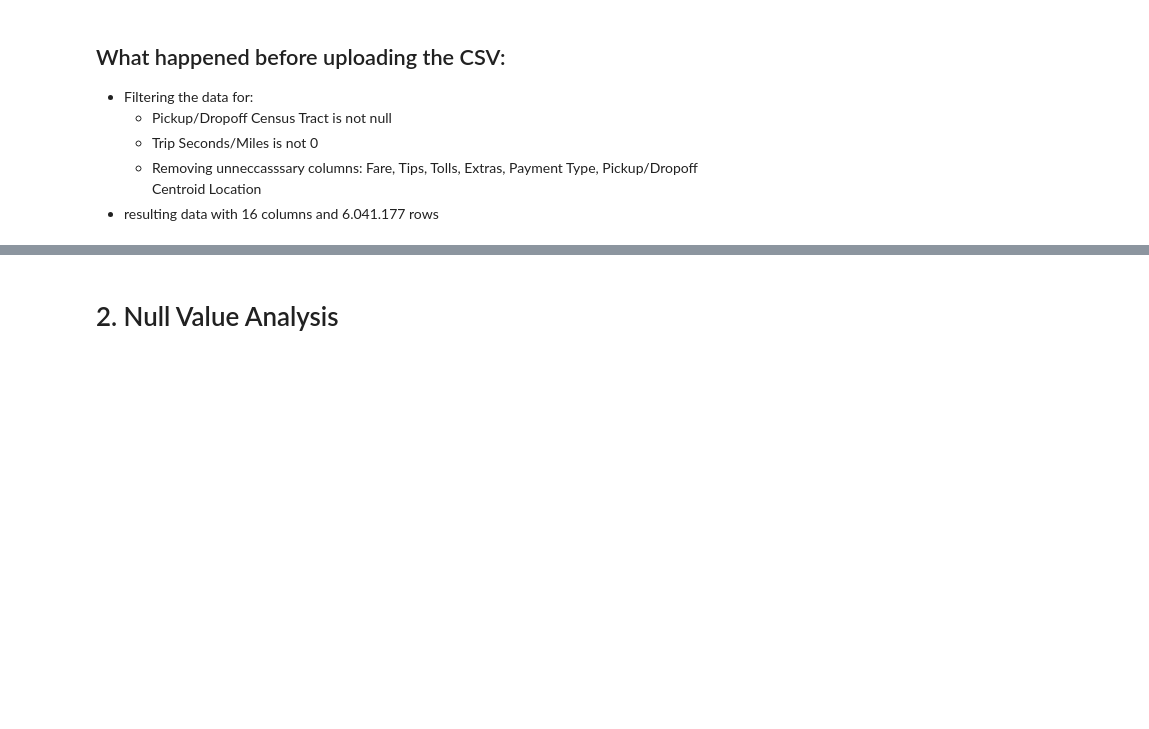
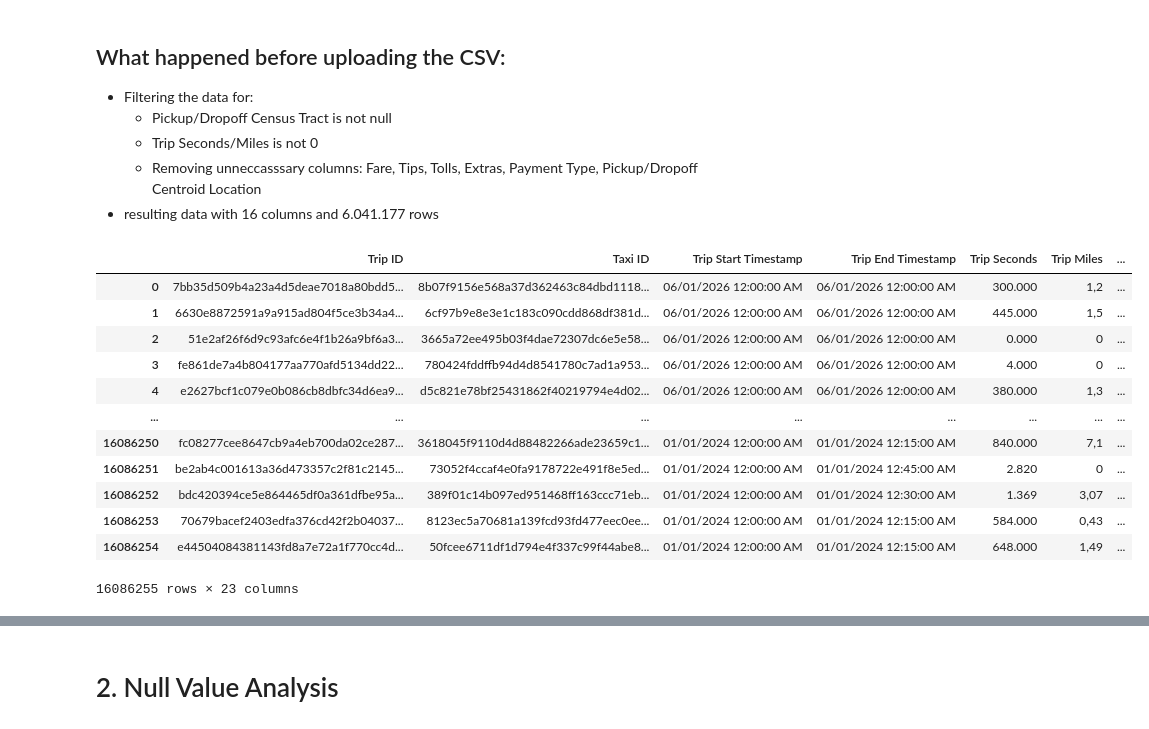
Before and after one commit to larissatheilmann/AAA_Project_Group7, a Jupyter notebook: notebooks/1.1 TaxiDataPrep.ipynb, the cells around one changed output, grey strips where cells are left out. Drawn from its saved outputs; the diff is of its cells as text; code cells hidden in the pictures; blank space fills up the shorter version.

```diff
--- a/notebooks/1.1 TaxiDataPrep.ipynb
+++ b/notebooks/1.1 TaxiDataPrep.ipynb
@@ -22,7 +22,21 @@ import h3
     - Removing unneccasssary columns: Fare, Tips, Tolls, Extras, Payment Type, Pickup/Dropoff Centroid Location
 - resulting data with 16 columns and 6.041.177 rows
 # %%
-taxi_data = pd.read_csv("../data/Taxi_Trips.csv")
+taxi_data = pd.read_csv("../data/Taxi_Trips_big.csv")
 taxi_data
+# %% [output]
+|  | Trip ID | Taxi ID | Trip Start Timestamp | Trip End Timestamp | Trip Seconds | Trip Miles | ... |
+| 0 | 7bb35d509b4a23a4d5deae7018a80bdd5... | 8b07f9156e568a37d362463c84dbd1118... | 06/01/2026 12:00:00 AM | 06/01/2026 12:00:00 AM | 300.000 | 1,2 | ... |
+| 1 | 6630e8872591a9a915ad804f5ce3b34a4... | 6cf97b9e8e3e1c183c090cdd868df381d... | 06/01/2026 12:00:00 AM | 06/01/2026 12:00:00 AM | 445.000 | 1,5 | ... |
+| 2 | 51e2af26f6d9c93afc6e4f1b26a9bf6a3... | 3665a72ee495b03f4dae72307dc6e5e58... | 06/01/2026 12:00:00 AM | 06/01/2026 12:00:00 AM | 0.000 | 0 | ... |
+| 3 | fe861de7a4b804177aa770afd5134dd22... | 780424fddffb94d4d8541780c7ad1a953... | 06/01/2026 12:00:00 AM | 06/01/2026 12:00:00 AM | 4.000 | 0 | ... |
+| 4 | e2627bcf1c079e0b086cb8dbfc34d6ea9... | d5c821e78bf25431862f40219794e4d02... | 06/01/2026 12:00:00 AM | 06/01/2026 12:00:00 AM | 380.000 | 1,3 | ... |
+| ... | ... | ... | ... | ... | ... | ... | ... |
+| 16086250 | fc08277cee8647cb9a4eb700da02ce287... | 3618045f9110d4d88482266ade23659c1... | 01/01/2024 12:00:00 AM | 01/01/2024 12:15:00 AM | 840.000 | 7,1 | ... |
+| 16086251 | be2ab4c001613a36d473357c2f81c2145... | 73052f4ccaf4e0fa9178722e491f8e5ed... | 01/01/2024 12:00:00 AM | 01/01/2024 12:45:00 AM | 2.820 | 0 | ... |
+| 16086252 | bdc420394ce5e864465df0a361dfbe95a... | 389f01c14b097ed951468ff163ccc71eb... | 01/01/2024 12:00:00 AM | 01/01/2024 12:30:00 AM | 1.369 | 3,07 | ... |
+| 16086253 | 70679bacef2403edfa376cd42f2b04037... | 8123ec5a70681a139fcd93fd477eec0ee... | 01/01/2024 12:00:00 AM | 01/01/2024 12:15:00 AM | 584.000 | 0,43 | ... |
+| 16086254 | e44504084381143fd8a7e72a1f770cc4d... | 50fcee6711df1d794e4f337c99f44abe8... | 01/01/2024 12:00:00 AM | 01/01/2024 12:15:00 AM | 648.000 | 1,49 | ... |
+16086255 rows × 23 columns
 # %%
 taxi_data.info()
```
Also changed, not shown: parts of 20 cells of this notebook, 1 other file.
